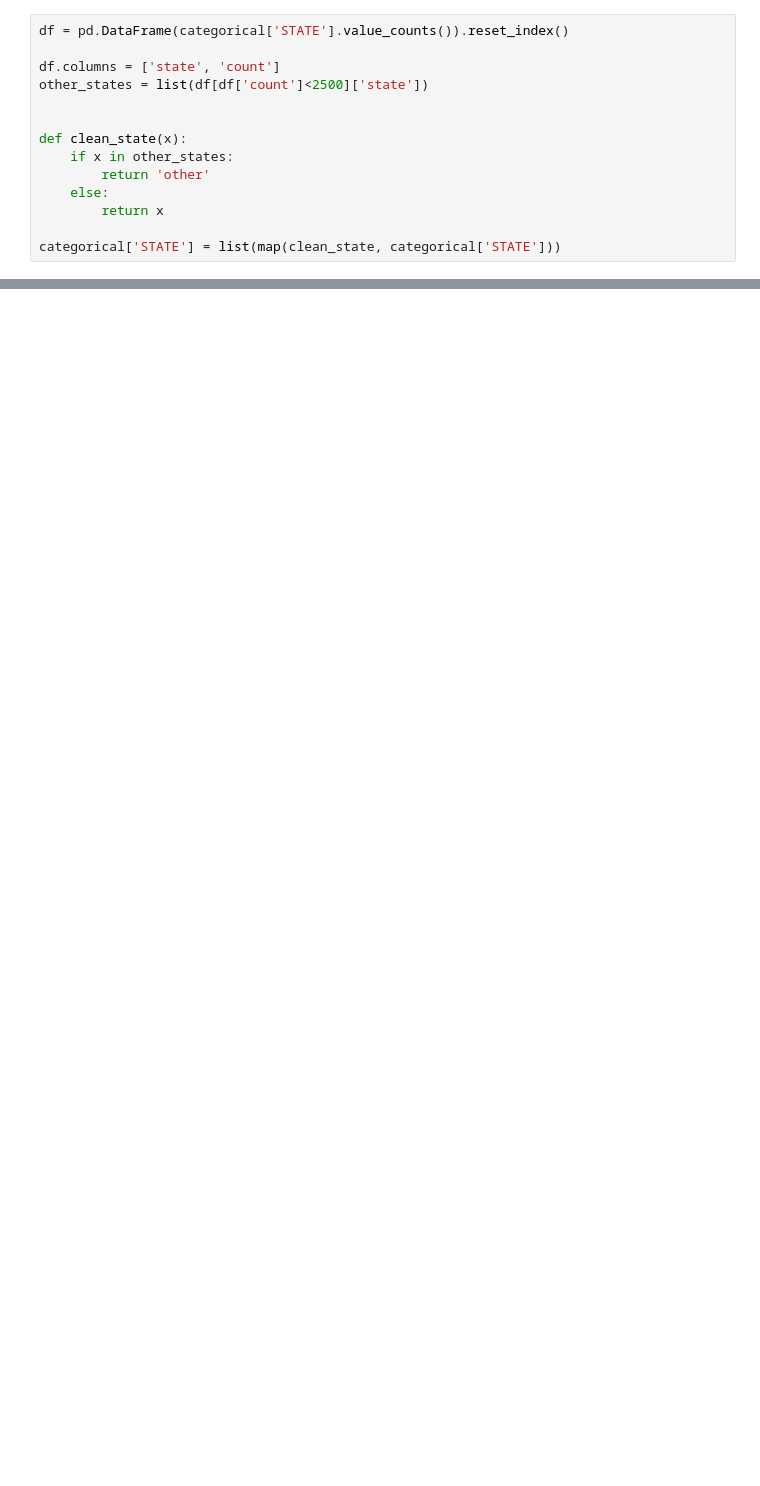
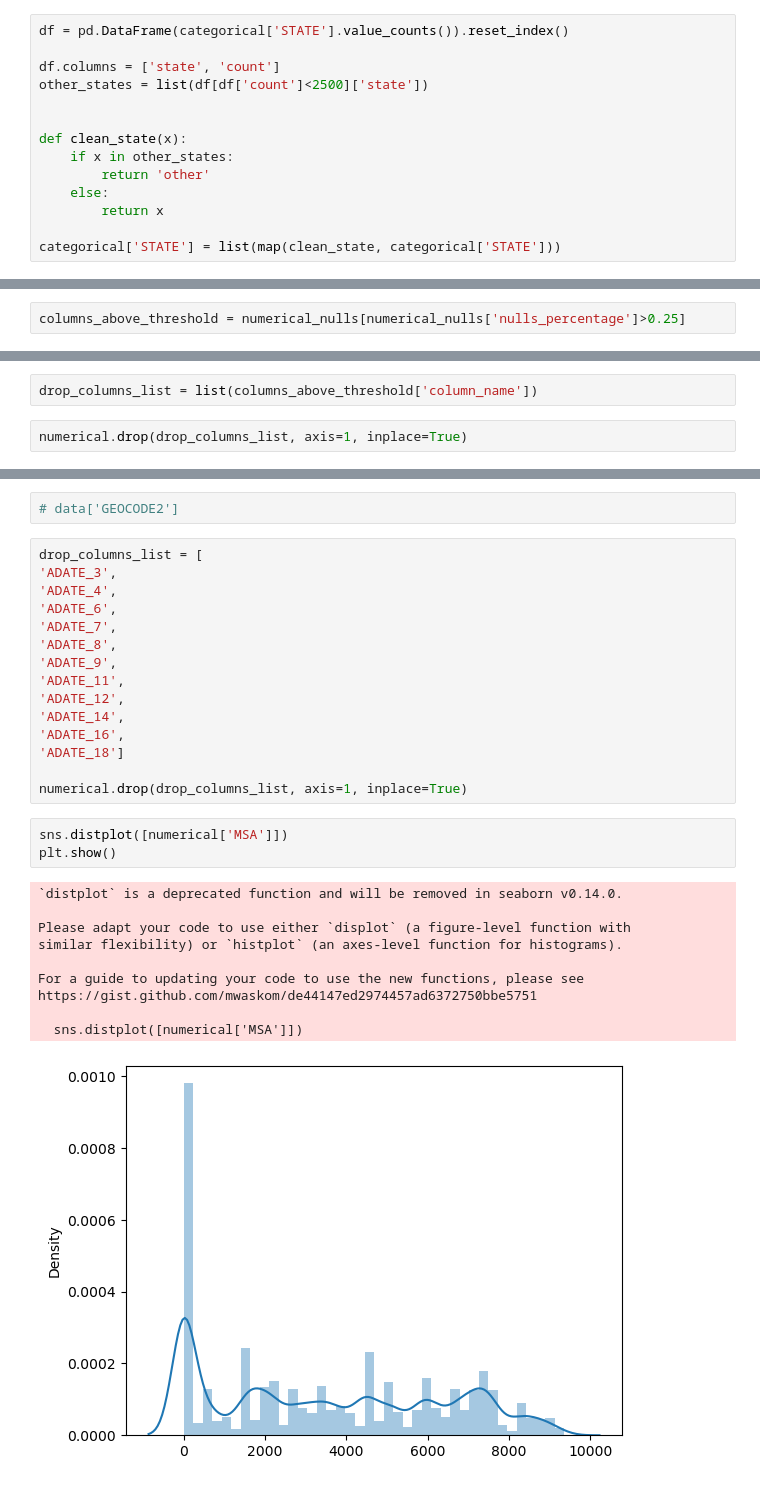
Before and after one commit to larahdm2/lab-revisiting-machine-learning, a Jupyter notebook: lab-revisiting-machine-learning.ipynb, the cells around one changed output, grey strips where cells are left out. Saved outputs shown, nothing was run; the diff lists cells and outputs as text; blank space fills up the shorter version.

```diff
--- a/lab-revisiting-machine-learning.ipynb
+++ b/lab-revisiting-machine-learning.ipynb
@@ -130,0 +95,2 @@ array(['IL', 'CA', 'NC', 'FL', 'other', 'IN', 'MI', 'MO', 'TX', 'WA',
+# %%
+columns_above_threshold = numerical_nulls[numerical_nulls['nulls_percentage']>0.25]
@@ -130,0 +99,4 @@ array(['IL', 'CA', 'NC', 'FL', 'other', 'IN', 'MI', 'MO', 'TX', 'WA',
+# %%
+drop_columns_list = list(columns_above_threshold['column_name'])
+# %%
+numerical.drop(drop_columns_list, axis=1, inplace=True)
@@ -130,0 +108,31 @@ array(['IL', 'CA', 'NC', 'FL', 'other', 'IN', 'MI', 'MO', 'TX', 'WA',
+# %%
+# data['GEOCODE2']
+# %%
+drop_columns_list = [
+'ADATE_3',
+'ADATE_4',
+'ADATE_6',
+'ADATE_7',
+'ADATE_8',
+'ADATE_9',
+'ADATE_11',
+'ADATE_12',
+'ADATE_14',
+'ADATE_16',
+'ADATE_18']
+
+numerical.drop(drop_columns_list, axis=1, inplace=True)
+# %%
+sns.distplot([numerical['MSA']])
+plt.show()
+# %% [output]
+`distplot` is a deprecated function and will be removed in seaborn v0.14.0.
+
+Please adapt your code to use either `displot` (a figure-level function with
+similar flexibility) or `histplot` (an axes-level function for histograms).
+
+For a guide to updating your code to use the new functions, please see
+https://gist.github.com/mwaskom/de44147ed2974457ad6372750bbe5751
+
+  sns.distplot([numerical['MSA']])
+[figure, added]
```
Also changed, not shown: parts of 29 cells of this notebook.
